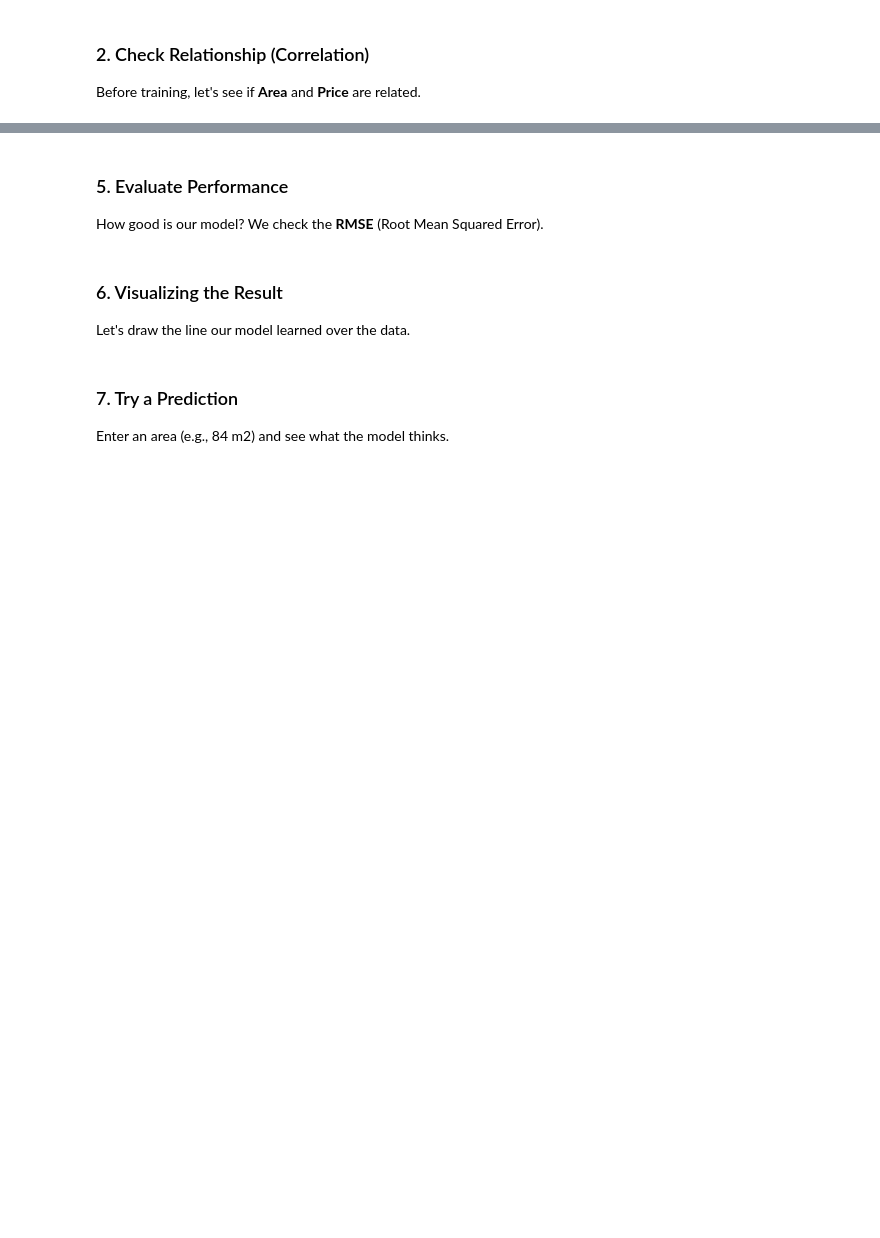
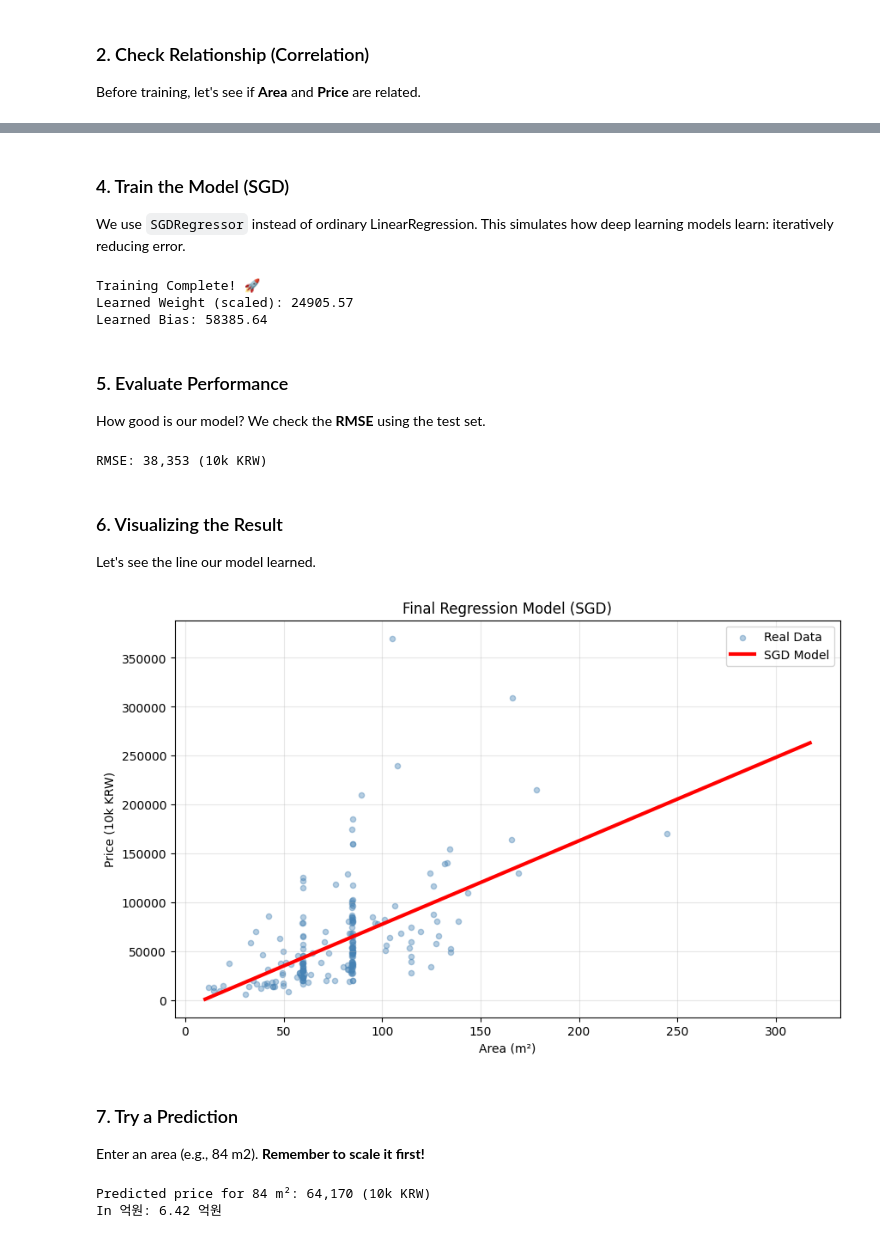
Before and after one commit to bookseal/seoul-apt-price-prediction, a Jupyter notebook: notebooks/Level_2_Linear_Regression.ipynb, the cells around one changed output, grey strips where cells are left out. Drawn from its saved outputs; the diff is of its cells as text; code cells hidden in the pictures; blank space fills up the shorter version.

Commit message:
Refactor Level 2: Use SGDRegressor and add Feature Scaling explanation

```diff
--- a/notebooks/Level_2_Linear_Regression.ipynb
+++ b/notebooks/Level_2_Linear_Regression.ipynb
@@ -49,9 +63,14 @@ We need to reshape our input `X` to be a 2D array (because Scikit-Learn expects
 # %%
-X = df['area_m2'].values.reshape(-1, 1)  # Feature (2D array)
-y = df['price_10k_krw'].values           # Target (1D array)
+X = df['area_m2'].values.reshape(-1, 1)  # Feature
+y = df['price_10k_krw'].values           # Target
 
 # Split into Train (80%) and Test (20%)
 X_train, X_test, y_train, y_test = train_test_split(X, y, test_size=0.2, random_state=42)
 
+# Scale the features (Standardization)
+scaler = StandardScaler()
+X_train_scaled = scaler.fit_transform(X_train)
+X_test_scaled = scaler.transform(X_test)
+
 print(f"Training Data: {len(X_train):,} samples")
-print(f"Test Data:     {len(X_test):,} samples")
+print(f"Original Mean Area: {X_train.mean():.1f} -> Scaled Mean: {X_train_scaled.mean():.1f}")
@@ -61,53 +80,71 @@ We use `LinearRegression` from Scikit-Learn. It finds the optimal $w$ and $b$ in
-# %%
-model = LinearRegression()
-model.fit(X_train, y_train)
-
-# Get learned parameters
-w = model.coef_[0]
-b = model.intercept_
-
-print("Training Complete! 🚀")
-print(f"Weight (Slope): {w:.2f}")
-print(f"Bias (Intercept): {b:.2f}")
-print(f"\nFormula: Price = {w:.2f} * Area + {b:.2f}")
+# %% [markdown]
+### 4. Train the Model (SGD)
+We use `SGDRegressor` instead of ordinary LinearRegression.
+This simulates how deep learning models learn: iteratively reducing error.
+# %%
+# Using SGDRegressor
+# max_iter: Maximum number of epochs (loops)
+# eta0: Initial learning rate
+model = SGDRegressor(max_iter=1000, tol=1e-3, random_state=42)
+model.fit(X_train_scaled, y_train)
+
+print("Training Complete! 🚀")
+print(f"Learned Weight (scaled): {model.coef_[0]:.2f}")
+print(f"Learned Bias: {model.intercept_[0]:.2f}")
+# %% [output]
+Training Complete! 🚀
+Learned Weight (scaled): 24905.57
+Learned Bias: 58385.64
 # %% [markdown]
 ### 5. Evaluate Performance
-How good is our model? We check the **RMSE** (Root Mean Squared Error).
+How good is our model? We check the **RMSE** using the test set.
 # %%
-# Make predictions on Test Set
-y_pred = model.predict(X_test)
+# Predict on Scaled Test Set
+y_pred = model.predict(X_test_scaled)
 
 # Calculate RMSE
 rmse = np.sqrt(mean_squared_error(y_test, y_pred))
 print(f"RMSE: {rmse:,.0f} (10k KRW)")
+# %% [output]
+RMSE: 38,353 (10k KRW)
 # %% [markdown]
 ### 6. Visualizing the Result
-Let's draw the line our model learned over the data.
+Let's see the line our model learned.
 # %%
 plt.figure(figsize=(10, 6))
 
 # Scatter plot for data points (Sample)
 plt.scatter(X_test[:200], y_test[:200], alpha=0.4, s=20, c='steelblue', label='Real Data')
 
 # Line plot for model prediction
-# We predict on a range of X values to get a smooth line
+# We predict on a range of scaled X values
 X_range = np.linspace(X.min(), X.max(), 100).reshape(-1, 1)
-y_range = model.predict(X_range)
+X_range_scaled = scaler.transform(X_range)
+y_range = model.predict(X_range_scaled)
 
-plt.plot(X_range, y_range, 'r-', linewidth=3, label='Our Model ($y=wx+b$)')
+plt.plot(X_range, y_range, 'r-', linewidth=3, label='SGD Model')
 
 plt.xlabel('Area (m²)')
 plt.ylabel('Price (10k KRW)')
-plt.title('Final Regression Model')
+plt.title('Final Regression Model (SGD)')
 plt.legend()
 plt.grid(True, alpha=0.3)
 plt.show()
+# %% [output]
+[figure, added]
 # %% [markdown]
 ### 7. Try a Prediction
-Enter an area (e.g., 84 m2) and see what the model thinks.
+Enter an area (e.g., 84 m2). **Remember to scale it first!**
 # %%
 area_input = 84
-predicted_price = model.predict([[area_input]])[0]
+
+# Scale the input using the SAME scaler
+input_scaled = scaler.transform([[area_input]])
+
+predicted_price = model.predict(input_scaled)[0]
 
 print(f"Predicted price for {area_input} m²: {predicted_price:,.0f} (10k KRW)")
 print(f"In 억원: {predicted_price/10000:.2f} 억원")
+# %% [output]
+Predicted price for 84 m²: 64,170 (10k KRW)
+In 억원: 6.42 억원
```
Also changed, not shown: parts of 7 cells of this notebook, 1 other file.
